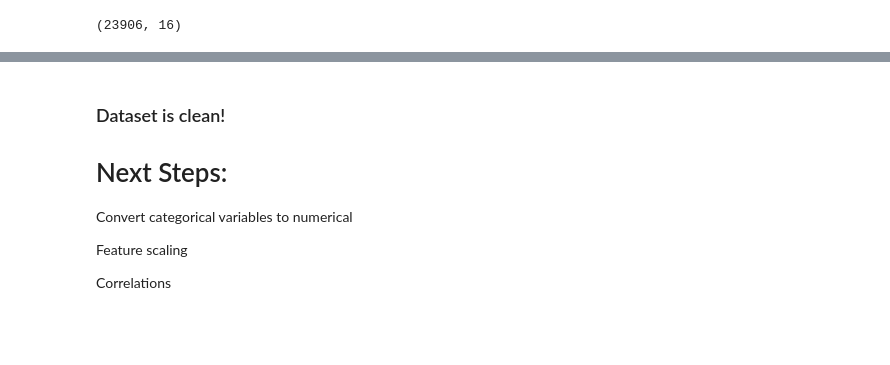
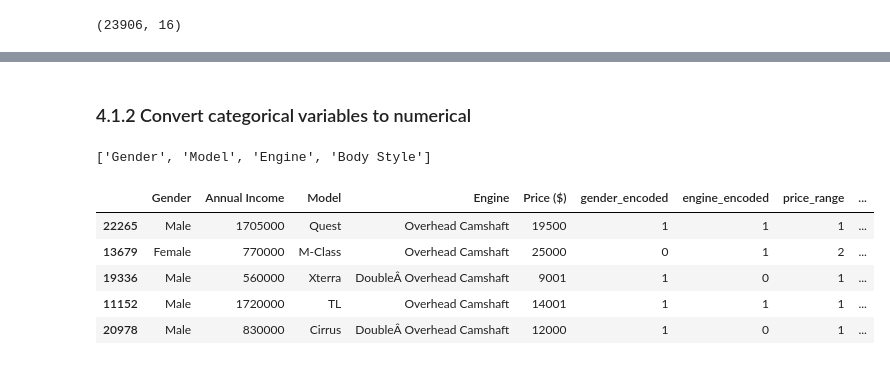
Before and after one commit to sijiao-liu/customer-car-prediction, a Jupyter notebook: code/data processing.ipynb, the cells around one changed output, grey strips where cells are left out. Drawn from its saved outputs; the diff is of its cells as text; code cells hidden in the pictures; blank space fills up the shorter version.

```diff
--- a/code/data processing.ipynb
+++ b/code/data processing.ipynb
@@ -83,0 +110,21 @@ print(c.head())
+# %%
+# first lets remove extra columns
+
+# we're predicting the car model, basically the model would involve it's company. so company can be removed. Engine and Transmission are the same, only one of them should be kept.
+
+extra_columns = [
+    'Car_id',
+    'Customer Name',
+    'Dealer_Name',
+    'Company',
+    'Transmission',
+    'Color',
+    'Phone',
+    'Dealer_No ',
+    'Dealer_Region'
+]
+
+car = car.drop(columns=extra_columns)
+
+# display the cleaned DataFrame
+print(car.head())
@@ -84 +145,10 @@ print(c.head())
+# %%
+# also let's exclude Date column and store it somewhere, in case it was needed aftwerwards
+
+# Date column should be converted to date data type
+car['Date'] = pd.to_datetime(car['Date'])
+
+date_col = car["Date"]
+
+car = car.drop(columns="Date")
 # %%
@@ -120,10 +168,30 @@ plt.show()
 # %% [markdown]
-### Dataset is clean!
-
-# Next Steps:
-
-Convert categorical variables to numerical
-
-Feature scaling
-
-Correlations
+### 4.1.2 Convert categorical variables to numerical
+# %%
+# lets find categorical attributes
+cat_columns = car.select_dtypes(include="object").columns.tolist() + car.select_dtypes(include="bool").columns.tolist()
+cat_columns
+# %% [output]
+['Gender', 'Model', 'Engine', 'Body Style']
+# %%
+# label encoding for Gender -> (0, 1), Engine -> (0, 1), Body Style -> (0,1,2,3), and Price -> create classes like, 0-20000 -> class 1, 20000-40000 -> class2, and ...
+
+# and One-Hot Encoding for the Body Style feature
+car['gender_encoded'] = car['Gender'].astype('category').cat.codes
+
+car['engine_encoded'] = car['Engine'].astype('category').cat.codes
+
+bins = [0, 20000, 40000, 60000, 80000, float('inf')]  # Use float('inf') for 'above 80000'
+labels = ['1', '2', '3', '4', '5']
+car['price_range'] = pd.cut(car['Price ($)'], bins=bins, labels=labels, right=False) # add newly created price for ranges
+
+car = pd.get_dummies(car, columns=['Body Style'], prefix='BodyStyle')
+
+car.head()
+# %% [output]
+|  | Gender | Annual Income | Model | Engine | Price ($) | gender_encoded | engine_encoded | price_range | ... |
+| 22265 | Male | 1705000 | Quest | Overhead Camshaft | 19500 | 1 | 1 | 1 | ... |
+| 13679 | Female | 770000 | M-Class | Overhead Camshaft | 25000 | 0 | 1 | 2 | ... |
+| 19336 | Male | 560000 | Xterra | DoubleÂ Overhead Camshaft | 9001 | 1 | 0 | 1 | ... |
+| 11152 | Male | 1720000 | TL | Overhead Camshaft | 14001 | 1 | 1 | 1 | ... |
+| 20978 | Male | 830000 | Cirrus | DoubleÂ Overhead Camshaft | 12000 | 1 | 0 | 1 | ... |
```
Also changed, not shown: parts of 31 cells of this notebook.
